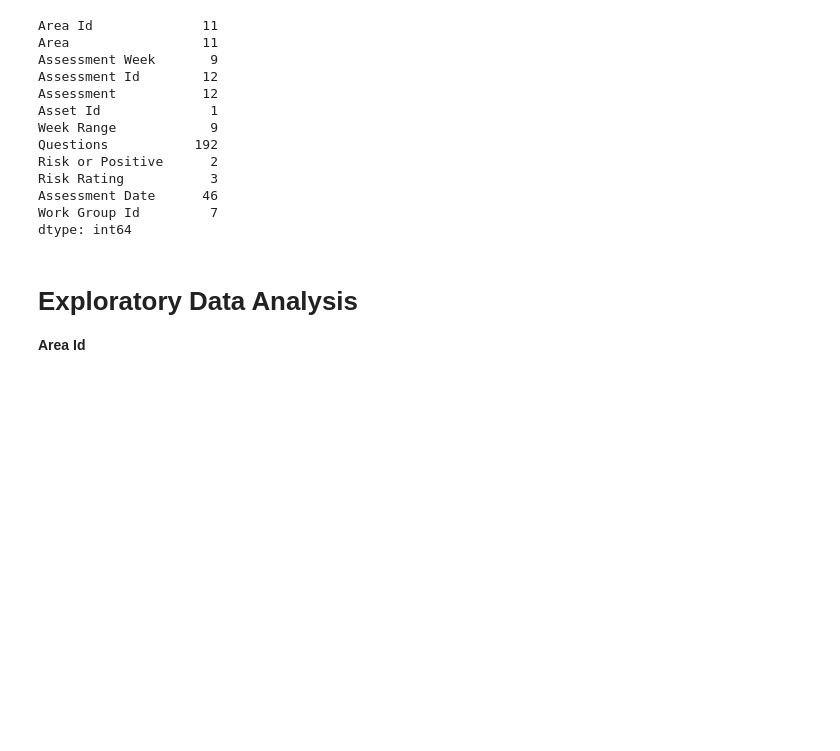
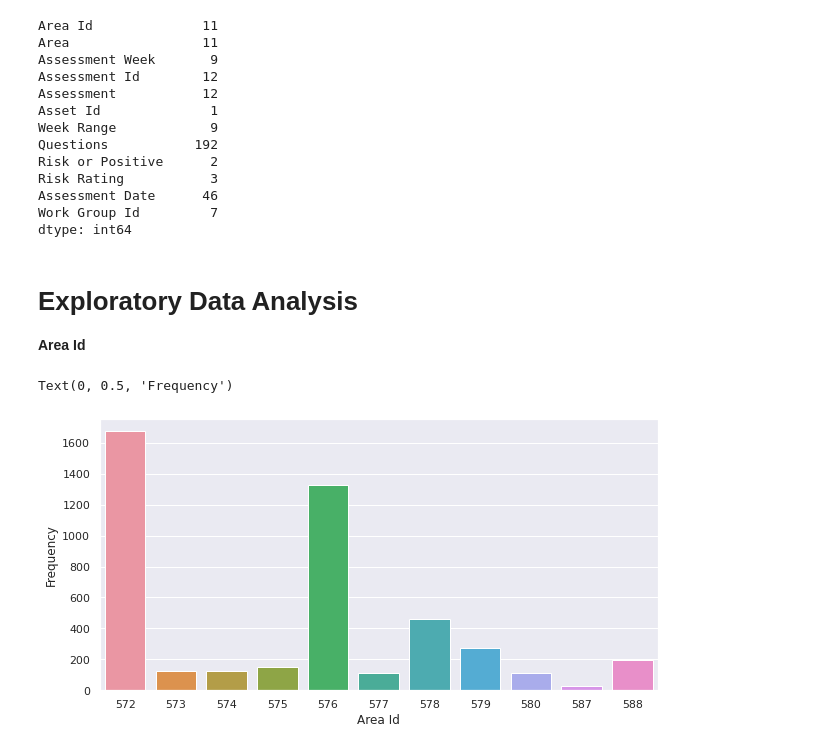
Before and after one commit to Ashik9576/NLP, a Jupyter notebook: Tekno_Assign.ipynb, the cells around one changed output. Drawn from its saved outputs; the diff is of its cells as text; code cells hidden in the pictures; blank space fills up the shorter version.

```diff
--- a/Tekno_Assign.ipynb
+++ b/Tekno_Assign.ipynb
@@ -191,6 +195,12 @@ label_encoder = preprocessing.LabelEncoder()
 
 # Encode labels in column 'Risk or Positive'.
 df['Risk or Positive']= label_encoder.fit_transform(df['Risk or Positive'])
+# Encode labels in column 'Area'.
+df['Area']= label_encoder.fit_transform(df['Area'])
+# Encode labels in column 'Assessment Week'.
+df['Assessment Week']= label_encoder.fit_transform(df['Assessment Week'])
+
+
 
 # Encode labels in column 'Risk Rating'.
 df.loc[df["Risk Rating"] == "Low", "Risk Rating"] = 1
@@ -270,3 +260,12 @@ dtype: int64
 # %% [markdown]
 # **Exploratory Data Analysis**
 **Area Id**
+# %%
+# Area Id
+plt.figure(figsize=(10,5))
+sns.countplot(df['Area Id'])
+plt.xlabel('Area Id')
+plt.ylabel('Frequency')
+# %% [output]
+Text(0, 0.5, 'Frequency')
+[figure, added]
```
Also changed, not shown: parts of 31 cells of this notebook.
